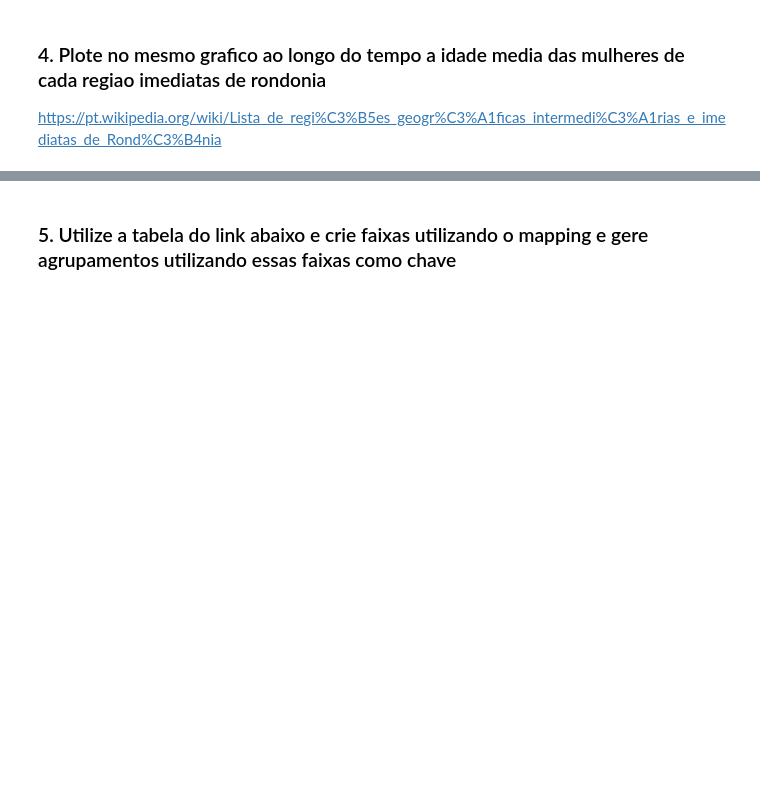
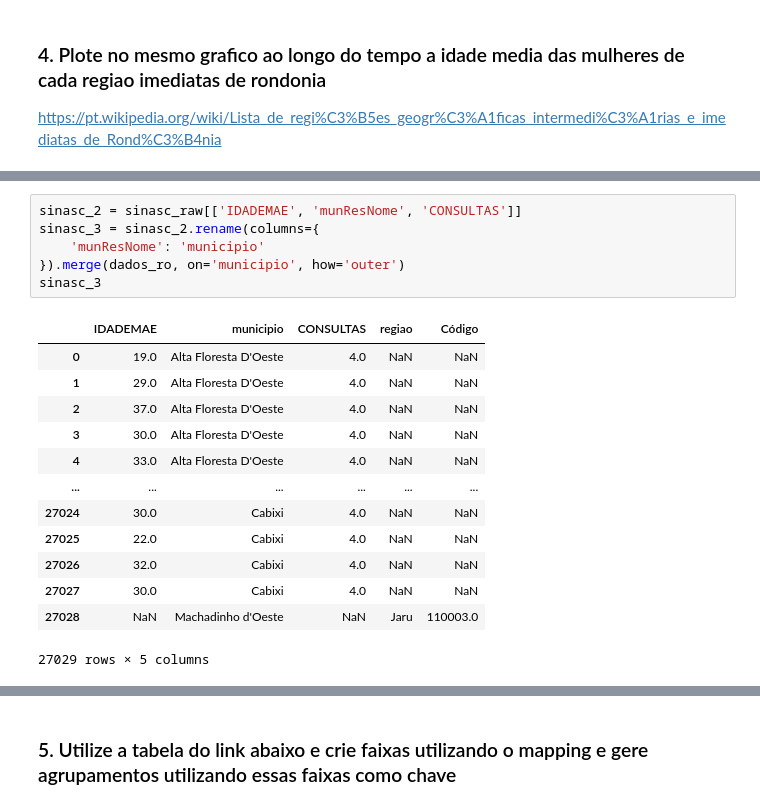
Before and after one commit to giveuperror/modulo9_2, a Jupyter notebook: Mod9Tarefa2.ipynb, the cells around one changed output, grey strips where cells are left out. Cells and saved outputs as stored; diff of their text form; blank space fills up the shorter version.

```diff
--- a/Mod9Tarefa2.ipynb
+++ b/Mod9Tarefa2.ipynb
@@ -221,0 +300,20 @@ FileNotFoundError: [Errno 2] No such file or directory: 'Bases de dados\\dados_e
+# %%
+sinasc_2 = sinasc_raw[['IDADEMAE', 'munResNome', 'CONSULTAS']]
+sinasc_3 = sinasc_2.rename(columns={
+    'munResNome': 'municipio'
+}).merge(dados_ro, on='municipio', how='outer')
+sinasc_3
+# %% [output]
+|  | IDADEMAE | municipio | CONSULTAS | regiao | Código |
+| 0 | 19.0 | Alta Floresta D'Oeste | 4.0 | NaN | NaN |
+| 1 | 29.0 | Alta Floresta D'Oeste | 4.0 | NaN | NaN |
+| 2 | 37.0 | Alta Floresta D'Oeste | 4.0 | NaN | NaN |
+| 3 | 30.0 | Alta Floresta D'Oeste | 4.0 | NaN | NaN |
+| 4 | 33.0 | Alta Floresta D'Oeste | 4.0 | NaN | NaN |
+| ... | ... | ... | ... | ... | ... |
+| 27024 | 30.0 | Cabixi | 4.0 | NaN | NaN |
+| 27025 | 22.0 | Cabixi | 4.0 | NaN | NaN |
+| 27026 | 32.0 | Cabixi | 4.0 | NaN | NaN |
+| 27027 | 30.0 | Cabixi | 4.0 | NaN | NaN |
+| 27028 | NaN | Machadinho d'Oeste | NaN | Jaru | 110003.0 |
+27029 rows × 5 columns
```
Also changed, not shown: parts of 13 cells of this notebook, 2 other files.
